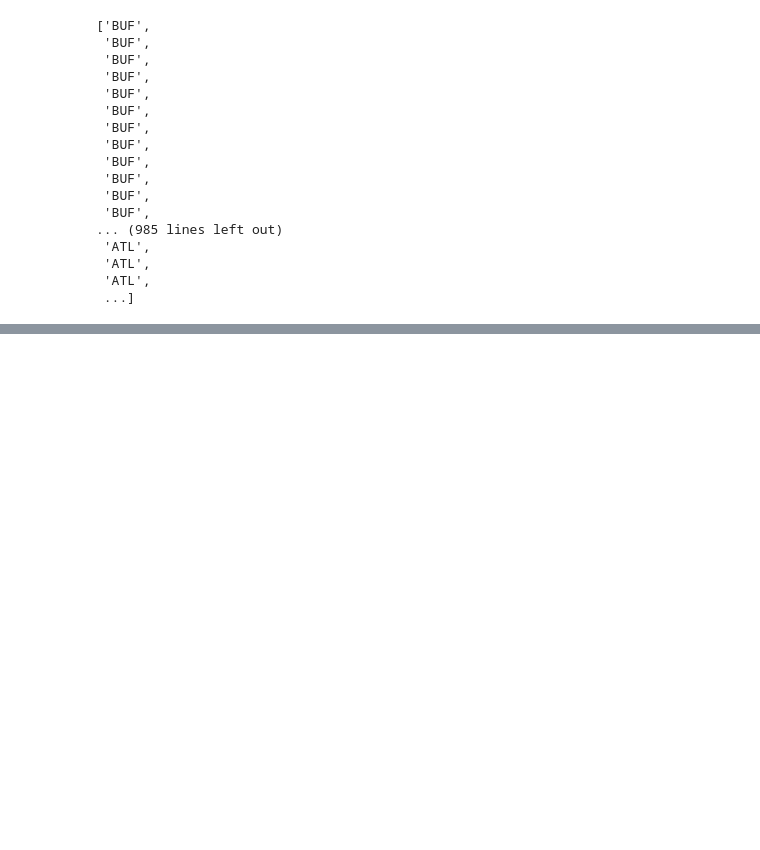
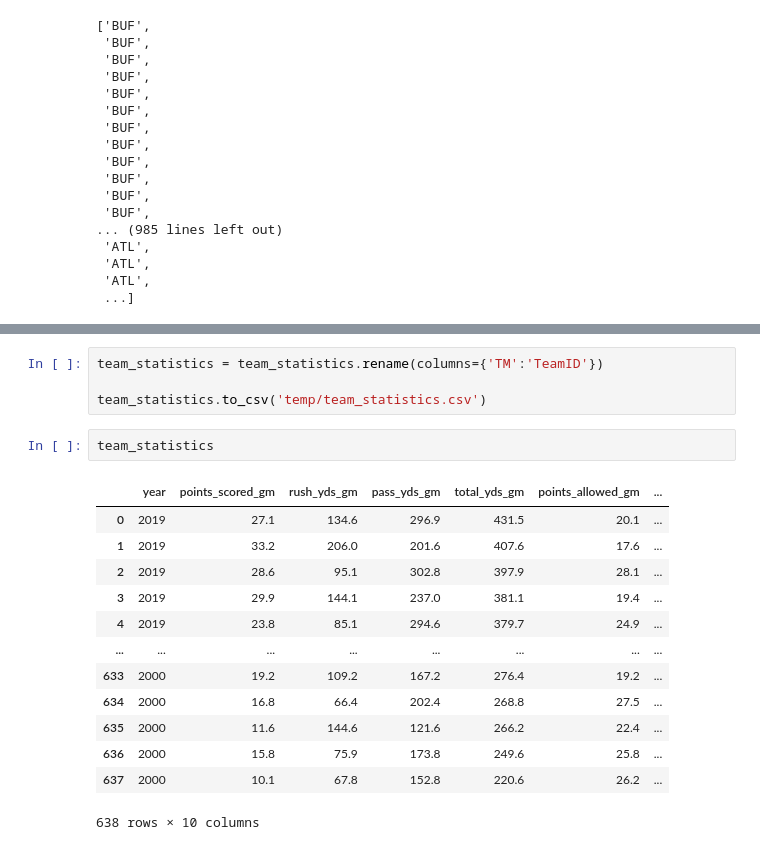
Before and after one commit to nberman12/NFL-ETL-Project, a Jupyter notebook: Daniel/DataCleaning.ipynb, the cells around one changed output, grey strips where cells are left out. Saved outputs shown, nothing was run; the diff lists cells and outputs as text; blank space fills up the shorter version.

```diff
--- a/Daniel/DataCleaning.ipynb
+++ b/Daniel/DataCleaning.ipynb
@@ -834,0 +871,20 @@ team_abv_list
+# %%
+team_statistics = team_statistics.rename(columns={'TM':'TeamID'})
+
+team_statistics.to_csv('temp/team_statistics.csv')
+# %%
+team_statistics
+# %% [output]
+|  | year | points_scored_gm | rush_yds_gm | pass_yds_gm | total_yds_gm | points_allowed_gm | ... |
+| 0 | 2019 | 27.1 | 134.6 | 296.9 | 431.5 | 20.1 | ... |
+| 1 | 2019 | 33.2 | 206.0 | 201.6 | 407.6 | 17.6 | ... |
+| 2 | 2019 | 28.6 | 95.1 | 302.8 | 397.9 | 28.1 | ... |
+| 3 | 2019 | 29.9 | 144.1 | 237.0 | 381.1 | 19.4 | ... |
+| 4 | 2019 | 23.8 | 85.1 | 294.6 | 379.7 | 24.9 | ... |
+| ... | ... | ... | ... | ... | ... | ... | ... |
+| 633 | 2000 | 19.2 | 109.2 | 167.2 | 276.4 | 19.2 | ... |
+| 634 | 2000 | 16.8 | 66.4 | 202.4 | 268.8 | 27.5 | ... |
+| 635 | 2000 | 11.6 | 144.6 | 121.6 | 266.2 | 22.4 | ... |
+| 636 | 2000 | 15.8 | 75.9 | 173.8 | 249.6 | 25.8 | ... |
+| 637 | 2000 | 10.1 | 67.8 | 152.8 | 220.6 | 26.2 | ... |
+638 rows × 10 columns
```
Also changed, not shown: parts of 3 cells of this notebook, 5 other files.
